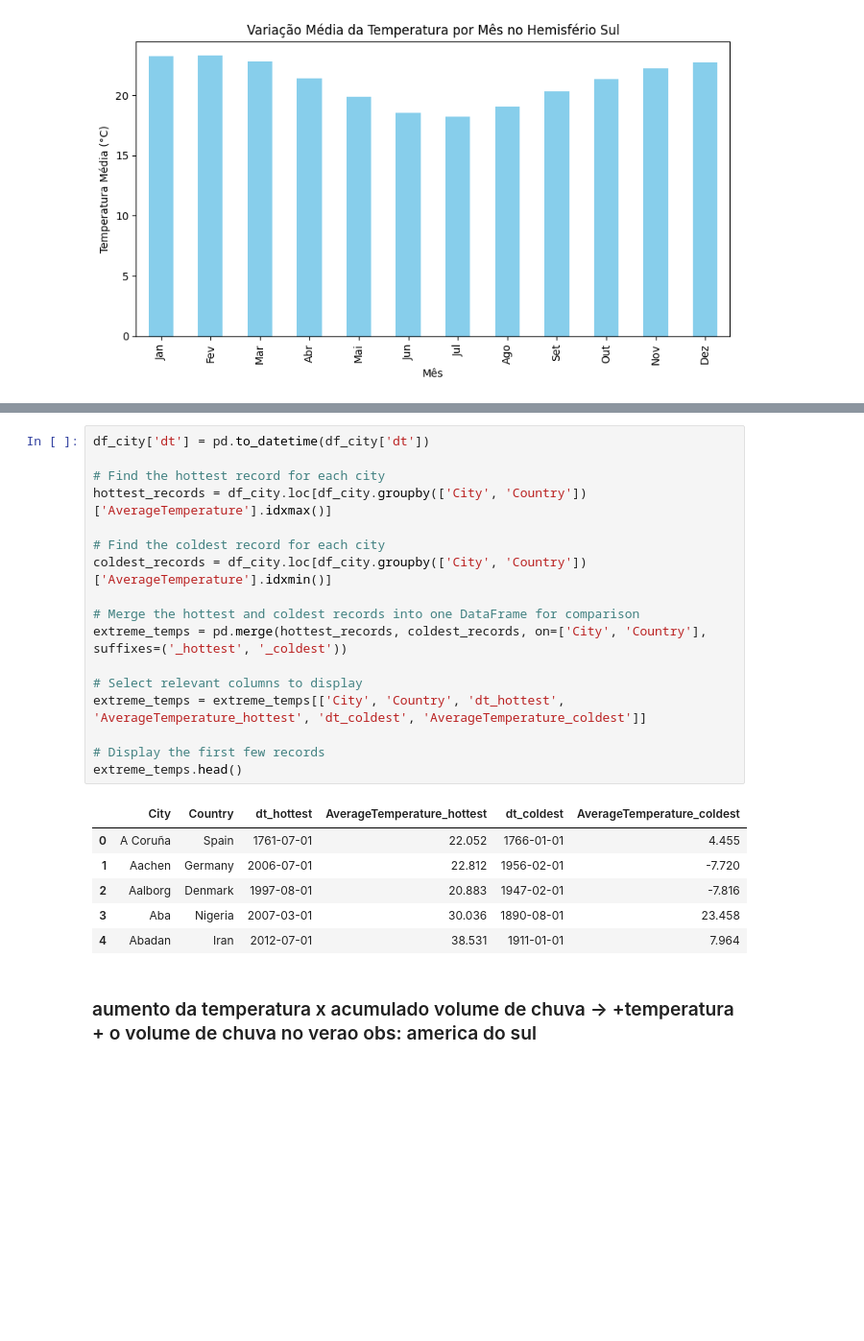
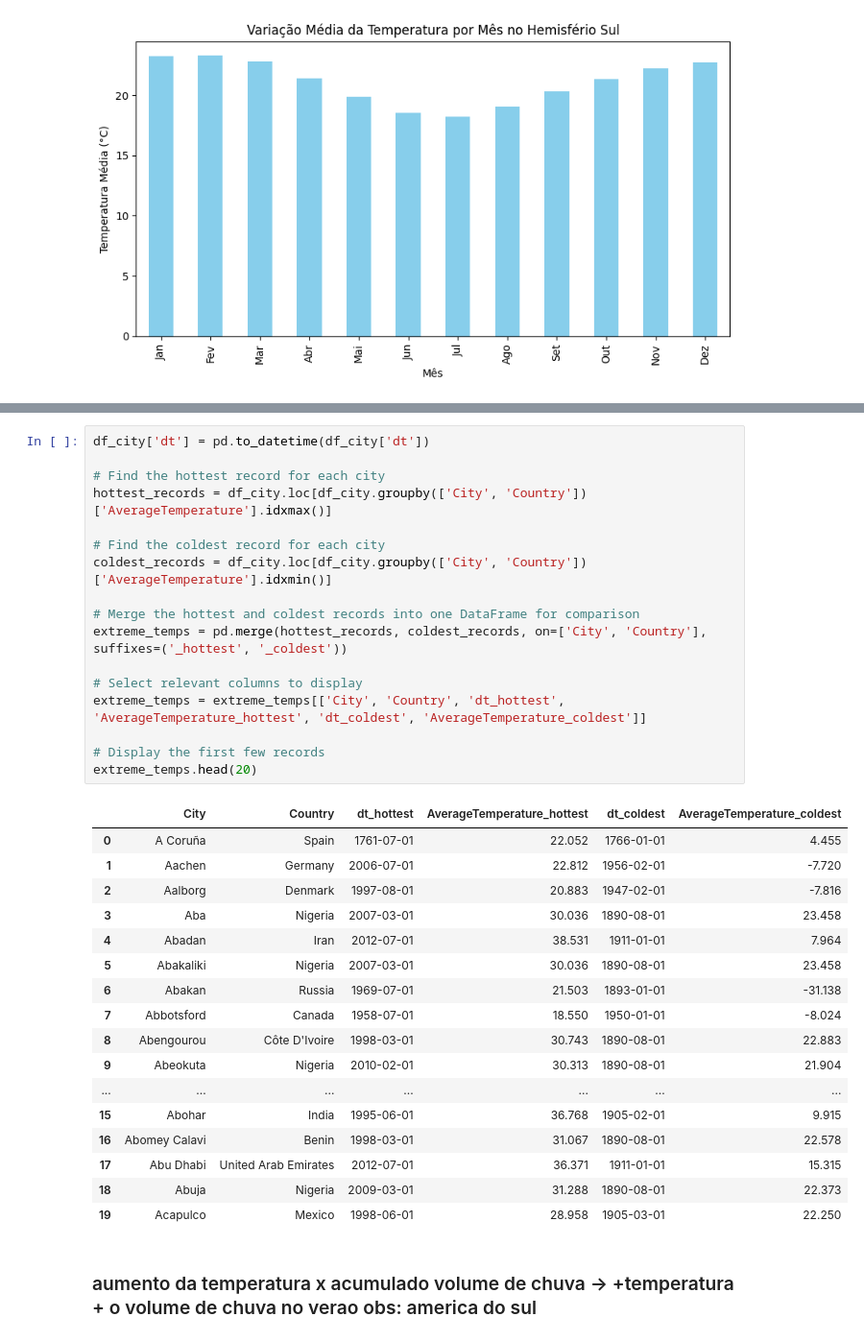
Before and after one commit to daivero/climate_analy, a Jupyter notebook: climate_tests_prec/TemperatureAnal_rascunho.ipynb, the cells around one changed output, grey strips where cells are left out. Shown: that part at 96% size. Cells and saved outputs as stored; diff of their text form; blank space fills up the shorter version.

```diff
--- a/climate_tests_prec/TemperatureAnal_rascunho.ipynb
+++ b/climate_tests_prec/TemperatureAnal_rascunho.ipynb
@@ -114,27 +133,38 @@ plt.show()
 # %%
 df_city['dt'] = pd.to_datetime(df_city['dt'])
 
 # Find the hottest record for each city
 hottest_records = df_city.loc[df_city.groupby(['City', 'Country'])['AverageTemperature'].idxmax()]
 
 # Find the coldest record for each city
 coldest_records = df_city.loc[df_city.groupby(['City', 'Country'])['AverageTemperature'].idxmin()]
 
 # Merge the hottest and coldest records into one DataFrame for comparison
 extreme_temps = pd.merge(hottest_records, coldest_records, on=['City', 'Country'], suffixes=('_hottest', '_coldest'))
 
 # Select relevant columns to display
 extreme_temps = extreme_temps[['City', 'Country', 'dt_hottest', 'AverageTemperature_hottest', 'dt_coldest', 'AverageTemperature_coldest']]
 
 # Display the first few records
-extreme_temps.head()
+extreme_temps.head(20)
 # %% [output]
 |  | City | Country | dt_hottest | AverageTemperature_hottest | dt_coldest | AverageTemperature_coldest |
 | 0 | A Coruña | Spain | 1761-07-01 | 22.052 | 1766-01-01 | 4.455 |
 | 1 | Aachen | Germany | 2006-07-01 | 22.812 | 1956-02-01 | -7.720 |
 | 2 | Aalborg | Denmark | 1997-08-01 | 20.883 | 1947-02-01 | -7.816 |
 | 3 | Aba | Nigeria | 2007-03-01 | 30.036 | 1890-08-01 | 23.458 |
 | 4 | Abadan | Iran | 2012-07-01 | 38.531 | 1911-01-01 | 7.964 |
+| 5 | Abakaliki | Nigeria | 2007-03-01 | 30.036 | 1890-08-01 | 23.458 |
+| 6 | Abakan | Russia | 1969-07-01 | 21.503 | 1893-01-01 | -31.138 |
+| 7 | Abbotsford | Canada | 1958-07-01 | 18.550 | 1950-01-01 | -8.024 |
+| 8 | Abengourou | Côte D'Ivoire | 1998-03-01 | 30.743 | 1890-08-01 | 22.883 |
+| 9 | Abeokuta | Nigeria | 2010-02-01 | 30.313 | 1890-08-01 | 21.904 |
+| ... | ... | ... | ... | ... | ... | ... |
+| 15 | Abohar | India | 1995-06-01 | 36.768 | 1905-02-01 | 9.915 |
+| 16 | Abomey Calavi | Benin | 1998-03-01 | 31.067 | 1890-08-01 | 22.578 |
+| 17 | Abu Dhabi | United Arab Emirates | 2012-07-01 | 36.371 | 1911-01-01 | 15.315 |
+| 18 | Abuja | Nigeria | 2009-03-01 | 31.288 | 1890-08-01 | 22.373 |
+| 19 | Acapulco | Mexico | 1998-06-01 | 28.958 | 1905-03-01 | 22.250 |
 # %% [markdown]
 ### aumento da temperatura x acumulado volume de chuva -> +temperatura + o volume de chuva no verao obs: america do sul
 # %% [markdown]
```
Also changed, not shown: parts of 6 cells of this notebook, 8 other files.
